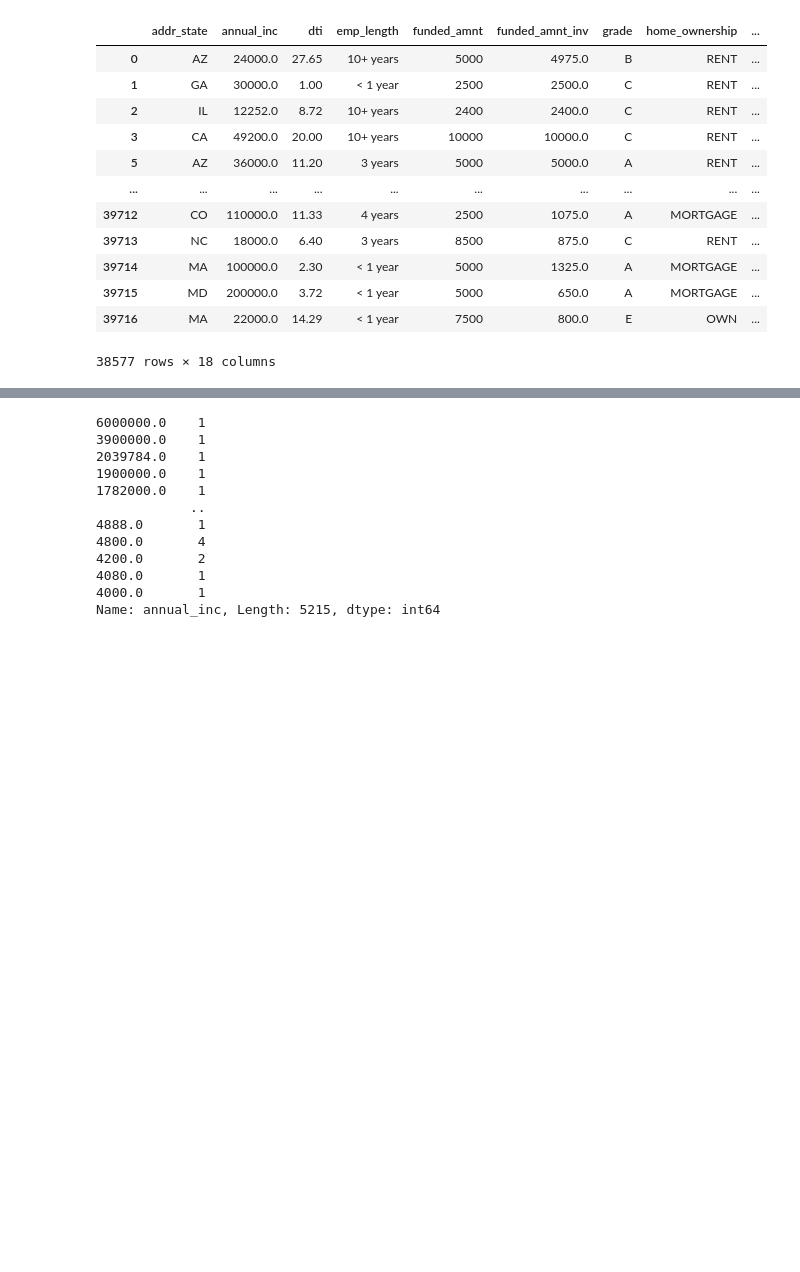
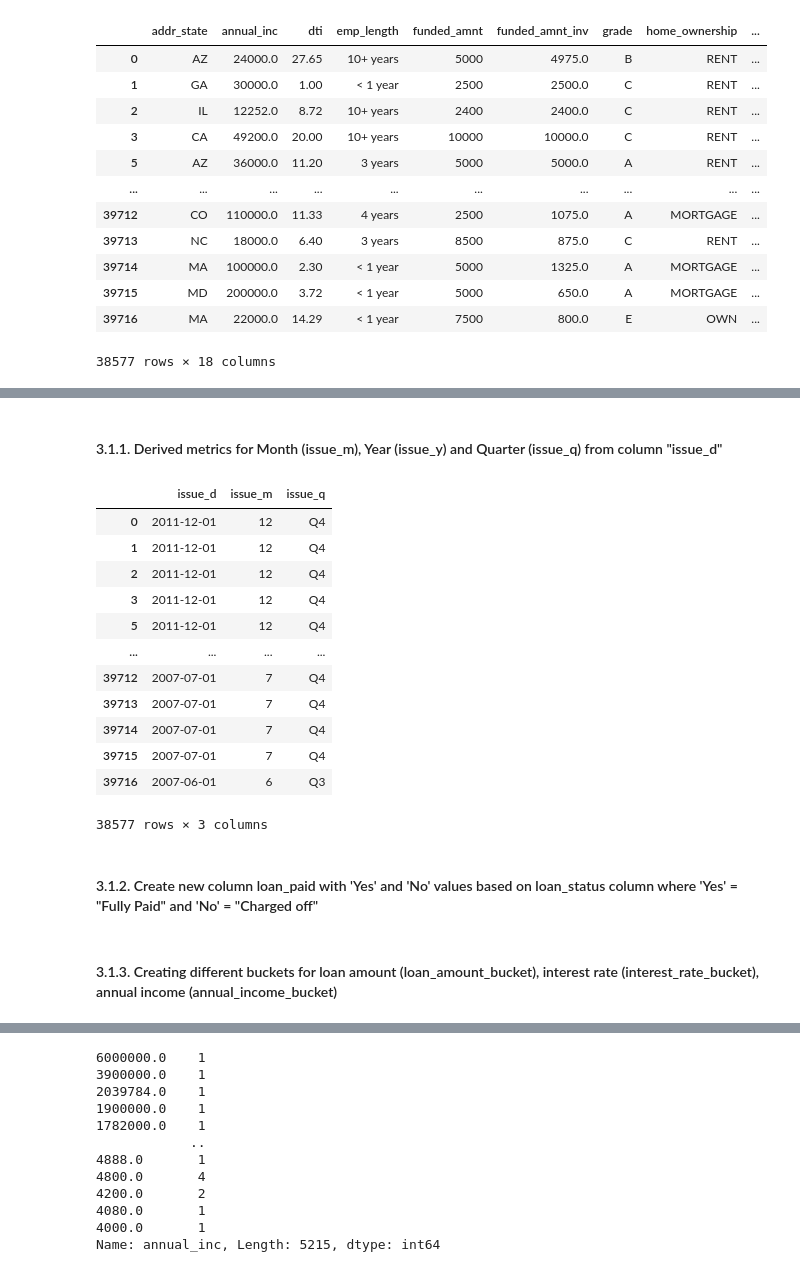
Before and after one commit to akashkriplani/lending-club-case-study, a Jupyter notebook: Akash_Kriplani.ipynb, the cells around one changed output, grey strips where cells are left out. Cells and saved outputs as stored; diff of their text form; code cells hidden in the pictures; blank space fills up the shorter version.

Commit message:
Data cleaning and manipulation

```diff
--- a/Akash_Kriplani.ipynb
+++ b/Akash_Kriplani.ipynb
@@ -300,0 +401,3 @@ loan_df
+# %%
+# Imputing NONE values as OTHER
+loan_df['home_ownership'].replace('NONE', 'OTHER', inplace = True)
@@ -300,0 +421,2 @@ loan_df
+# %%
+loan_df['verification_status'].replace('Source Verified', 'Verified', inplace = True)
@@ -300,0 +441,29 @@ loan_df
+# %% [markdown]
+#### 3.1.1. Derived metrics for Month (issue_m), Year (issue_y) and Quarter (issue_q) from column "issue_d"
+# %%
+# Extracting Month and Year for analysis from issue_d
+loan_df['issue_m'] = pd.DatetimeIndex(loan_df['issue_d']).month
+loan_df['issue_y'] = pd.DatetimeIndex(loan_df['issue_d']).year
+# %%
+# Categorising Months into quaterly buckets
+threshold_months = [0, 4, 7, 9]
+quarter_labels = ['Q1', 'Q2', 'Q3', 'Q4']
+loan_df['issue_q'] = loan_df['issue_m'].apply(bucket_data, args=(threshold_months, quarter_labels))
+# %%
+loan_df[['issue_d', 'issue_m', 'issue_q']]
+# %% [output]
+|  | issue_d | issue_m | issue_q |
+| 0 | 2011-12-01 | 12 | Q4 |
+| 1 | 2011-12-01 | 12 | Q4 |
+| 2 | 2011-12-01 | 12 | Q4 |
+| 3 | 2011-12-01 | 12 | Q4 |
+| 5 | 2011-12-01 | 12 | Q4 |
+| ... | ... | ... | ... |
+| 39712 | 2007-07-01 | 7 | Q4 |
+| 39713 | 2007-07-01 | 7 | Q4 |
+| 39714 | 2007-07-01 | 7 | Q4 |
+| 39715 | 2007-07-01 | 7 | Q4 |
+| 39716 | 2007-06-01 | 6 | Q3 |
+38577 rows × 3 columns
+# %% [markdown]
+#### 3.1.2. Create new column loan_paid with 'Yes' and 'No' values based on loan_status column where 'Yes' = "Fully Paid" and 'No' = "Charged off"
@@ -300,0 +473,2 @@ loan_df
+# %% [markdown]
+#### 3.1.3. Creating different buckets for loan amount (loan_amount_bucket), interest rate (interest_rate_bucket), annual income (annual_income_bucket)
```
Also changed, not shown: parts of 58 cells of this notebook.
